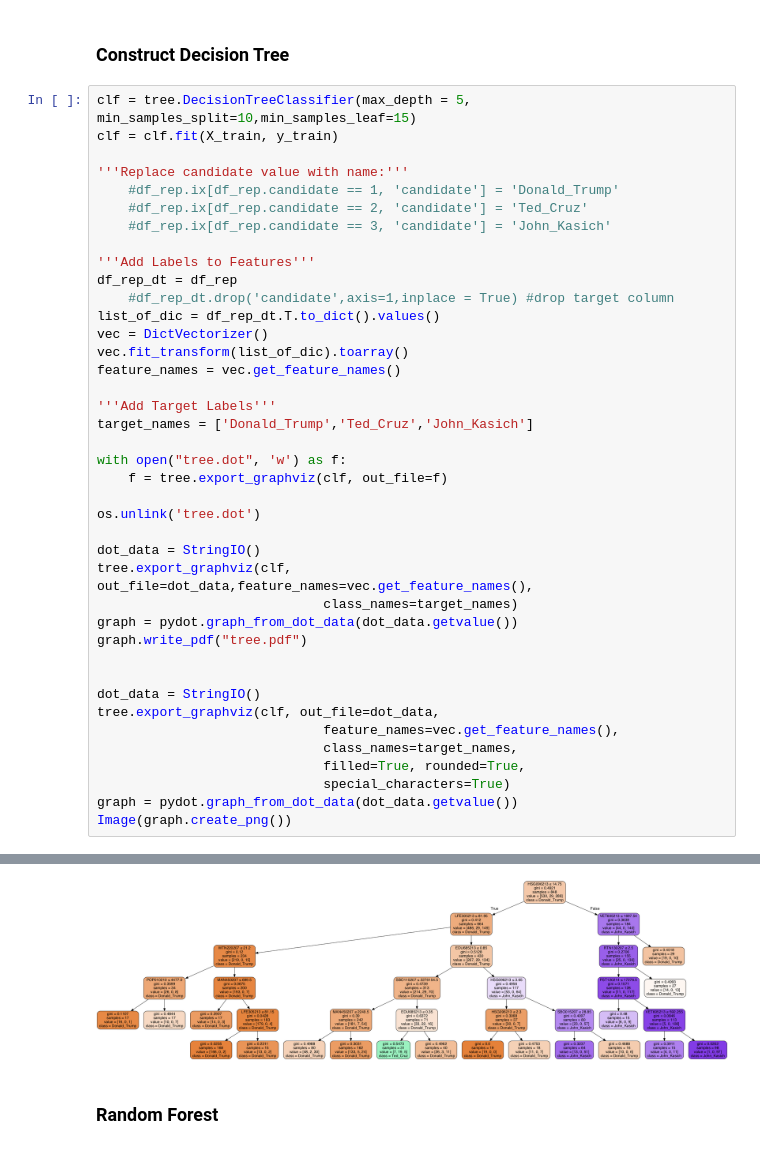
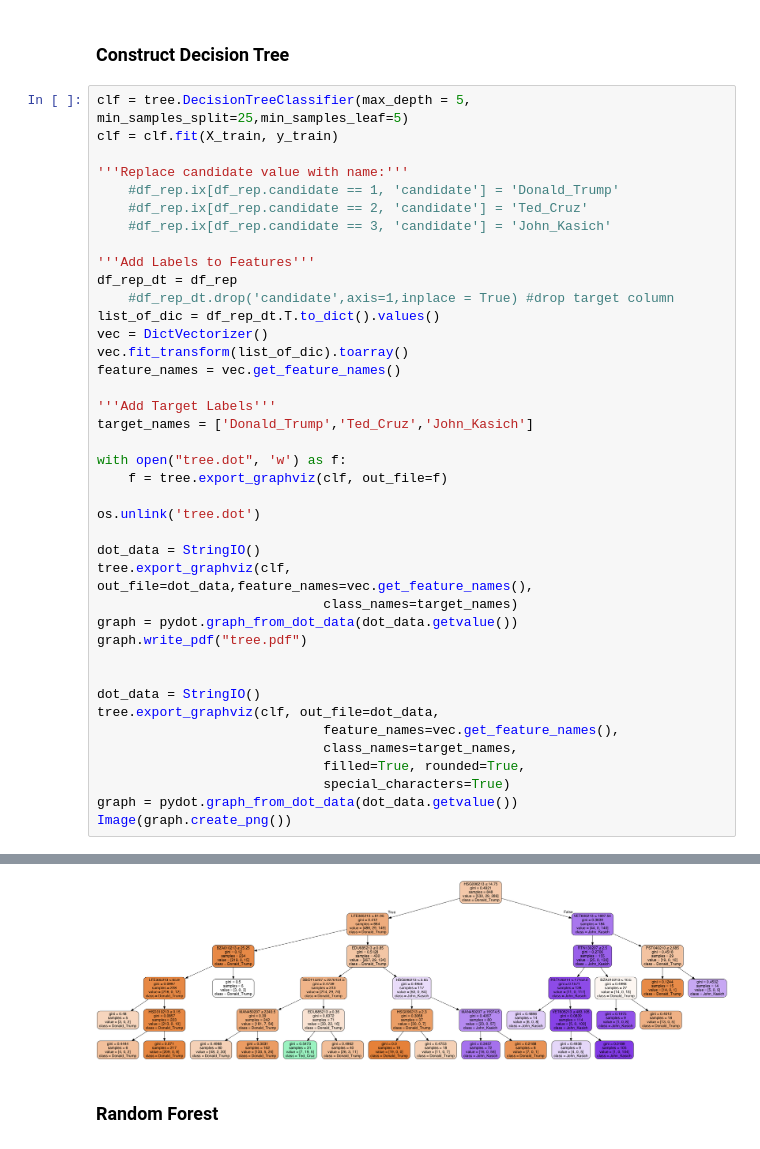
Before and after one commit to Tsmith5151/2016-US-Election---ML, a Jupyter notebook: analysis.ipynb, the cells around one changed output, grey strips where cells are left out. Drawn from its saved outputs; the diff is of its cells as text.

```diff
--- a/analysis.ipynb
+++ b/analysis.ipynb
@@ -556,7 +556,7 @@ dtype: float64
 # %% [markdown]
 ### Construct Decision Tree
 # %%
-clf = tree.DecisionTreeClassifier(max_depth = 5, min_samples_split=10,min_samples_leaf=15)
+clf = tree.DecisionTreeClassifier(max_depth = 5, min_samples_split=25,min_samples_leaf=5)
 clf = clf.fit(X_train, y_train)
 
 '''Replace candidate value with name:'''
@@ -601,4 +601,4 @@ Apr 16 22:51:34 Trace-Smiths-MacBook-Pro.local dot[1996] <Error>: The function
-[figure, old version]
+[figure, new version]
 # %% [markdown]
 ### Random Forest
 # %%
```
Also changed, not shown: parts of 1 cell of this notebook, 3 other files.
